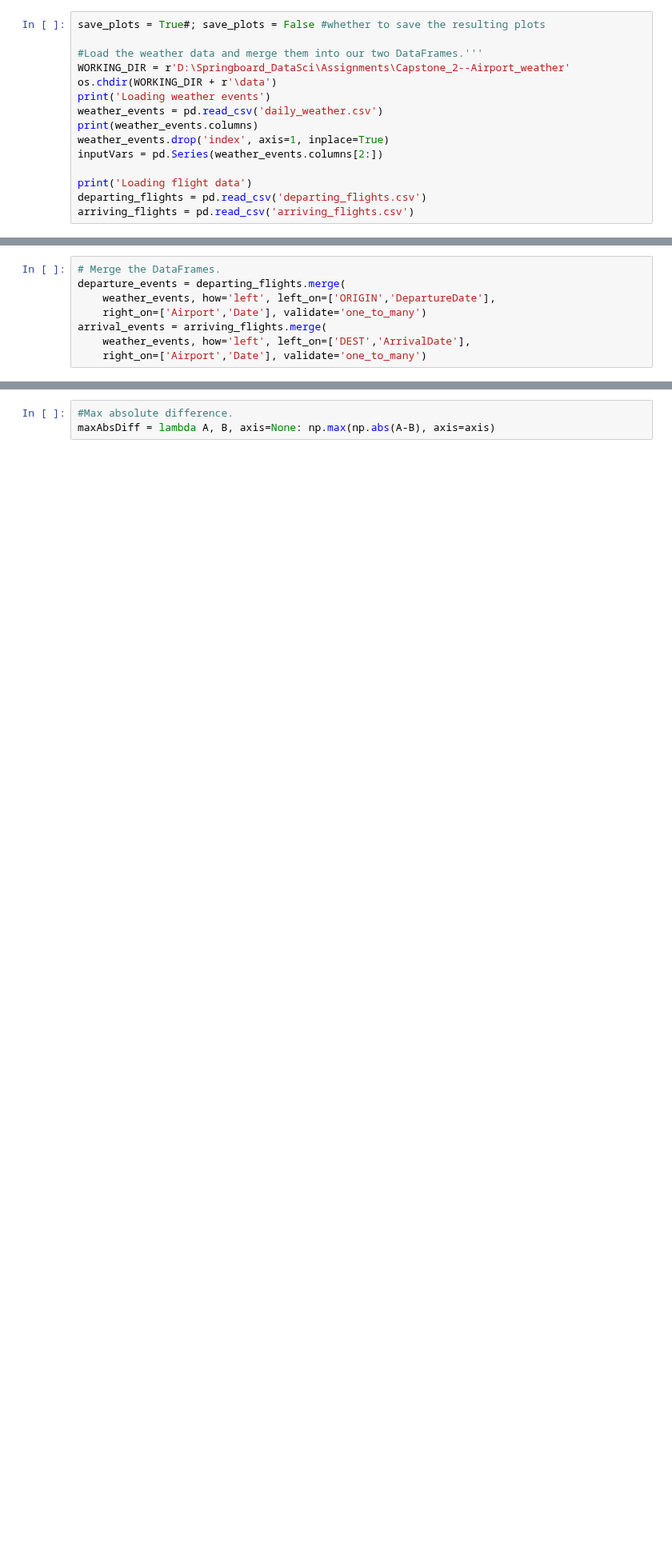
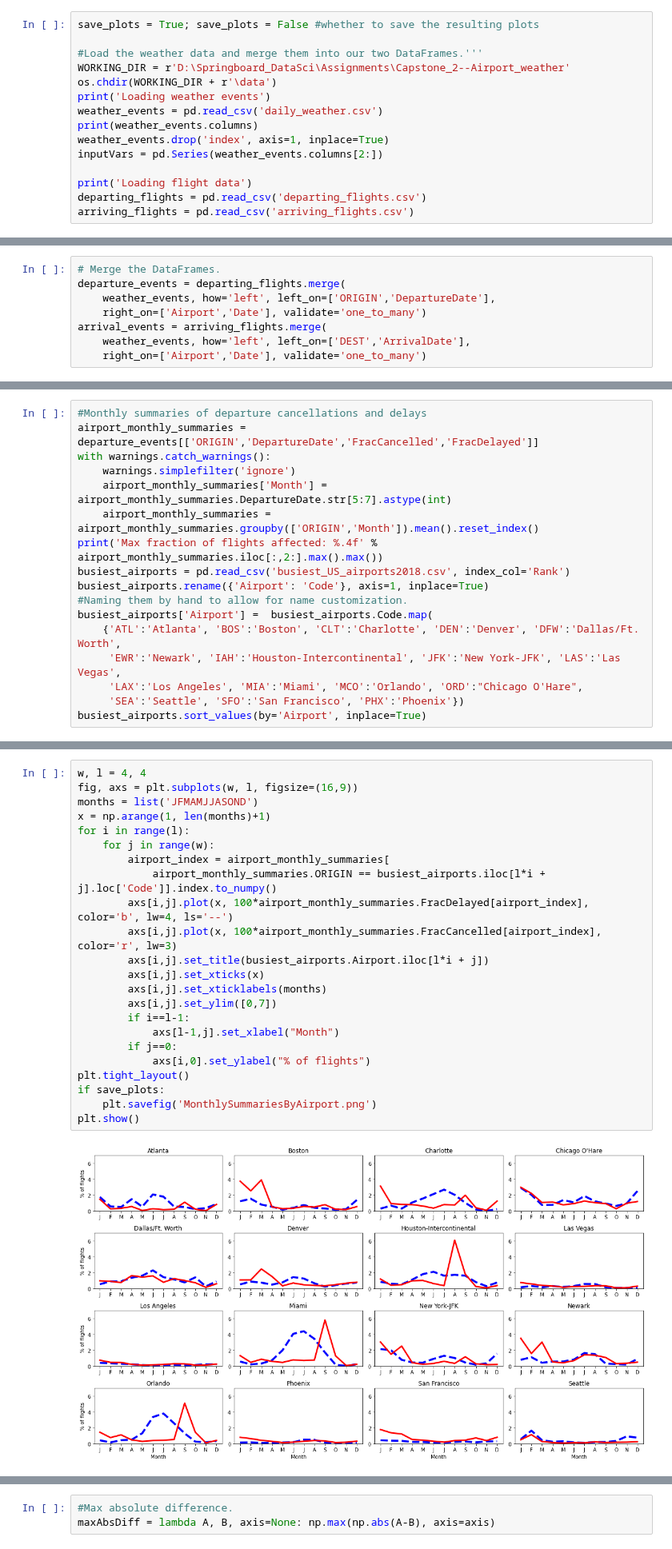
Before and after one commit to BarrettNB/Springboard, a Jupyter notebook: Capstone_2--Airport_weather/Steps_2-3_DataWrangling_EDA_2_Merging.ipynb, the cells around one changed output, grey strips where cells are left out. Shown at 80% size. Saved outputs shown, nothing was run; the diff lists cells and outputs as text; blank space fills up the shorter version.

Commit message:
Add monthly summaries by airport plot

```diff
--- a/Capstone_2--Airport_weather/Steps_2-3_DataWrangling_EDA_2_Merging.ipynb
+++ b/Capstone_2--Airport_weather/Steps_2-3_DataWrangling_EDA_2_Merging.ipynb
@@ -7,5 +8,5 @@ import seaborn as sns
 # %%
-save_plots = True#; save_plots = False #whether to save the resulting plots
+save_plots = True; save_plots = False #whether to save the resulting plots
 
 #Load the weather data and merge them into our two DataFrames.'''
 WORKING_DIR = r'D:\Springboard_DataSci\Assignments\Capstone_2--Airport_weather'
@@ -61,0 +76,17 @@ Index(['DEST', 'ArrivalDate', 'ARR_DEL15', 'DEP_DEL15', 'Flights',
+# %%
+#Monthly summaries of departure cancellations and delays
+airport_monthly_summaries = departure_events[['ORIGIN','DepartureDate','FracCancelled','FracDelayed']]
+with warnings.catch_warnings():
+    warnings.simplefilter('ignore')
+    airport_monthly_summaries['Month'] = airport_monthly_summaries.DepartureDate.str[5:7].astype(int)
+    airport_monthly_summaries = airport_monthly_summaries.groupby(['ORIGIN','Month']).mean().reset_index()
+print('Max fraction of flights affected: %.4f' % airport_monthly_summaries.iloc[:,2:].max().max())
+busiest_airports = pd.read_csv('busiest_US_airports2018.csv', index_col='Rank')
+busiest_airports.rename({'Airport': 'Code'}, axis=1, inplace=True)
+#Naming them by hand to allow for name customization.
+busiest_airports['Airport'] =  busiest_airports.Code.map(
+    {'ATL':'Atlanta', 'BOS':'Boston', 'CLT':'Charlotte', 'DEN':'Denver', 'DFW':'Dallas/Ft. Worth',
+     'EWR':'Newark', 'IAH':'Houston-Intercontinental', 'JFK':'New York-JFK', 'LAS':'Las Vegas',
+     'LAX':'Los Angeles', 'MIA':'Miami', 'MCO':'Orlando', 'ORD':"Chicago O'Hare",
+     'SEA':'Seattle', 'SFO':'San Francisco', 'PHX':'Phoenix'})
+busiest_airports.sort_values(by='Airport', inplace=True)
@@ -62 +95,26 @@ Index(['DEST', 'ArrivalDate', 'ARR_DEL15', 'DEP_DEL15', 'Flights',
+# %%
+w, l = 4, 4
+fig, axs = plt.subplots(w, l, figsize=(16,9))
+months = list('JFMAMJJASOND')
+x = np.arange(1, len(months)+1)
+for i in range(l):
+    for j in range(w):
+        airport_index = airport_monthly_summaries[
+            airport_monthly_summaries.ORIGIN == busiest_airports.iloc[l*i + j].loc['Code']].index.to_numpy()
+        axs[i,j].plot(x, 100*airport_monthly_summaries.FracDelayed[airport_index], color='b', lw=4, ls='--')
+        axs[i,j].plot(x, 100*airport_monthly_summaries.FracCancelled[airport_index], color='r', lw=3)
+        axs[i,j].set_title(busiest_airports.Airport.iloc[l*i + j])
+        axs[i,j].set_xticks(x)
+        axs[i,j].set_xticklabels(months)
+        axs[i,j].set_ylim([0,7])
+        if i==l-1:
+            axs[l-1,j].set_xlabel("Month")
+        if j==0:
+            axs[i,0].set_ylabel("% of flights")
+plt.tight_layout()
+if save_plots:
+    plt.savefig('MonthlySummariesByAirport.png')
+plt.show()
+# %% [output]
+[figure, added]
 # %%
```
Also changed, not shown: parts of 8 cells of this notebook.
